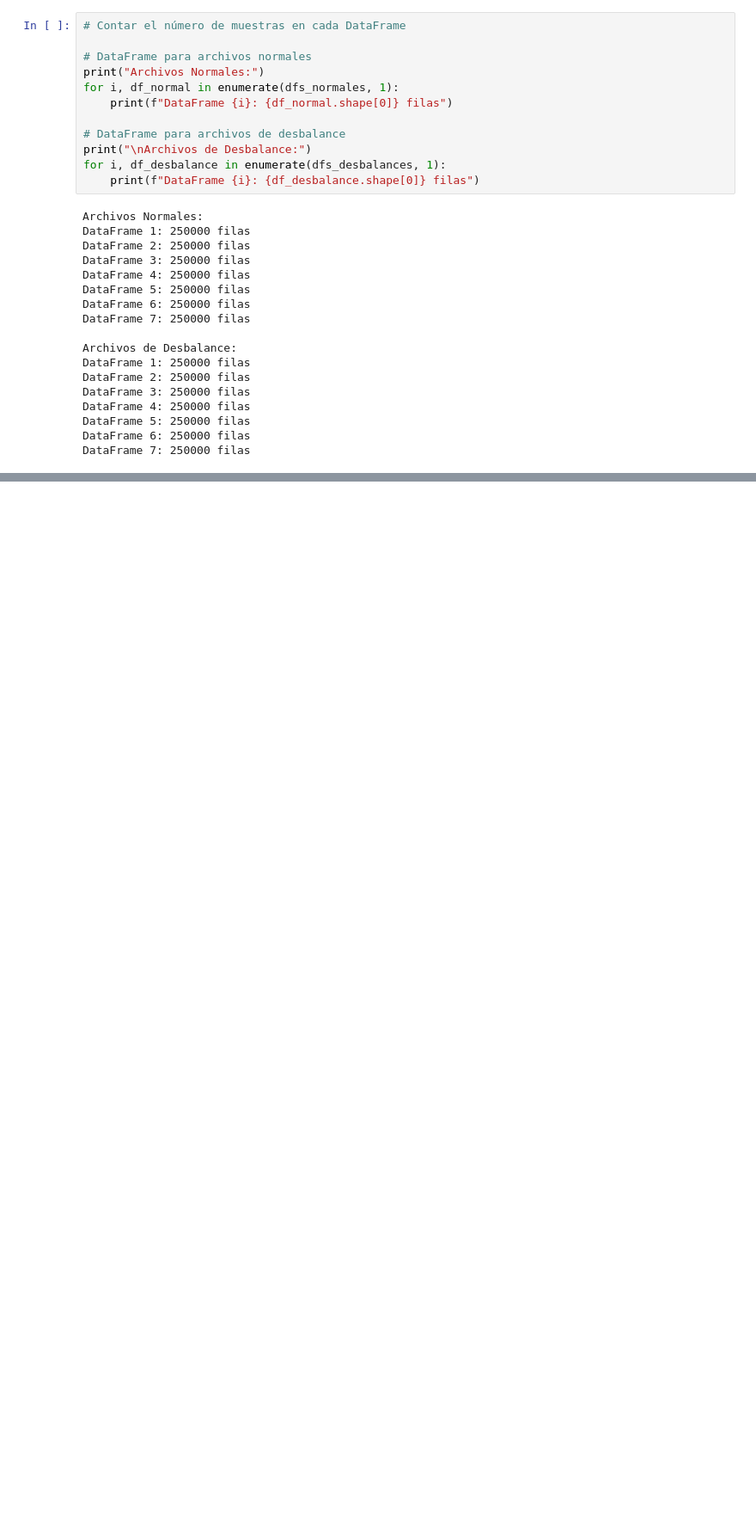
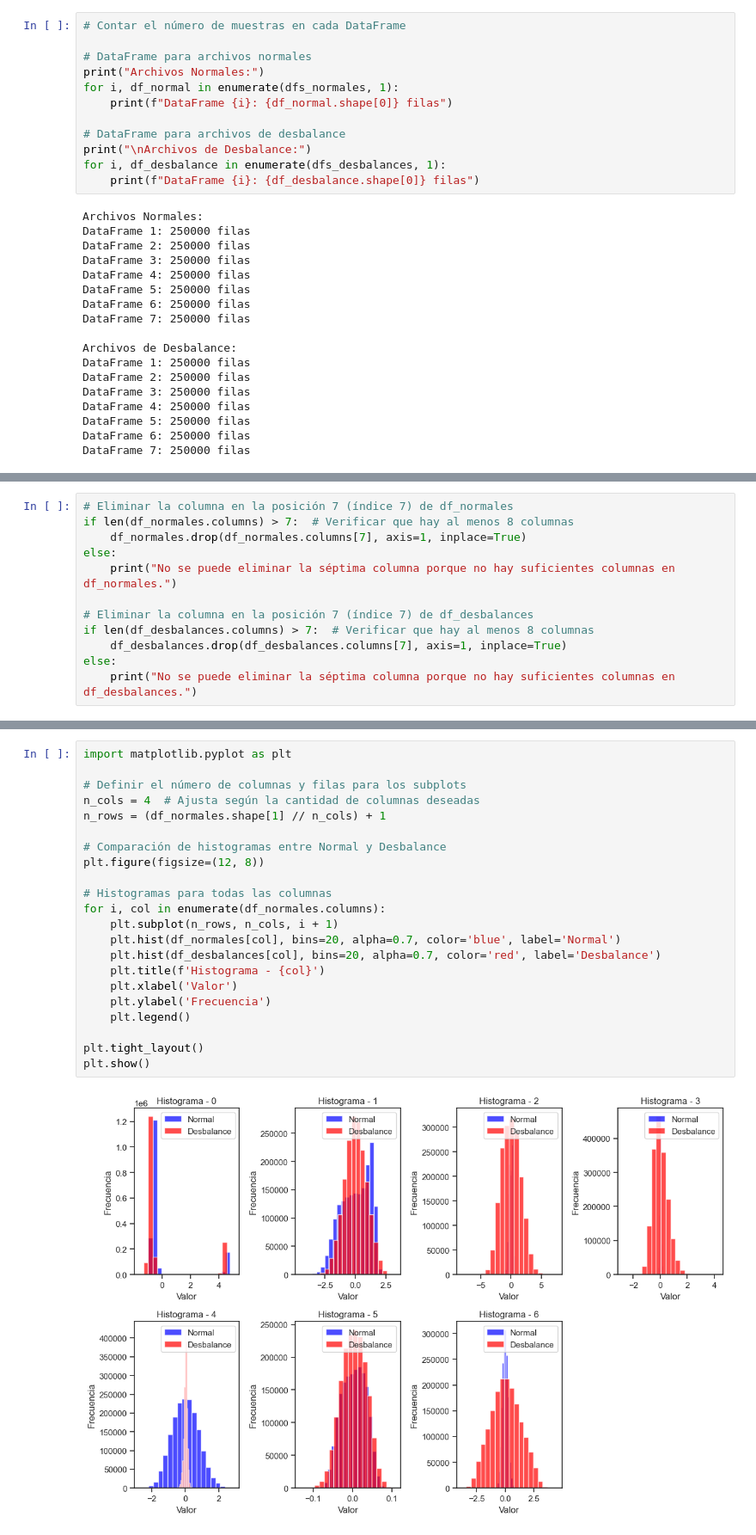
Before and after one commit to darioverdun/PROYECTO-DETECCI-N-DE-FALLA, a Jupyter notebook: notebooks/Detección_de_Falla_.ipynb, the cells around one changed output, grey strips where cells are left out. Shown at 86% size. Saved outputs shown, nothing was run; the diff lists cells and outputs as text; blank space fills up the shorter version.

```diff
--- a/notebooks/Detección_de_Falla_.ipynb
+++ b/notebooks/Detección_de_Falla_.ipynb
@@ -139,0 +174,12 @@ DataFrame 7: 250000 filas
+# %%
+# Eliminar la columna en la posición 7 (índice 7) de df_normales
+if len(df_normales.columns) > 7:  # Verificar que hay al menos 8 columnas
+    df_normales.drop(df_normales.columns[7], axis=1, inplace=True)
+else:
+    print("No se puede eliminar la séptima columna porque no hay suficientes columnas en df_normales.")
+
+# Eliminar la columna en la posición 7 (índice 7) de df_desbalances
+if len(df_desbalances.columns) > 7:  # Verificar que hay al menos 8 columnas
+    df_desbalances.drop(df_desbalances.columns[7], axis=1, inplace=True)
+else:
+    print("No se puede eliminar la séptima columna porque no hay suficientes columnas en df_desbalances.")
@@ -139,0 +199,24 @@ DataFrame 7: 250000 filas
+# %%
+import matplotlib.pyplot as plt
+
+# Definir el número de columnas y filas para los subplots
+n_cols = 4  # Ajusta según la cantidad de columnas deseadas
+n_rows = (df_normales.shape[1] // n_cols) + 1
+
+# Comparación de histogramas entre Normal y Desbalance
+plt.figure(figsize=(12, 8))
+
+# Histogramas para todas las columnas
+for i, col in enumerate(df_normales.columns):
+    plt.subplot(n_rows, n_cols, i + 1)
+    plt.hist(df_normales[col], bins=20, alpha=0.7, color='blue', label='Normal')
+    plt.hist(df_desbalances[col], bins=20, alpha=0.7, color='red', label='Desbalance')
+    plt.title(f'Histograma - {col}')
+    plt.xlabel('Valor')
+    plt.ylabel('Frecuencia')
+    plt.legend()
+
+plt.tight_layout()
+plt.show()
+# %% [output]
+[figure, added]
```
Also changed, not shown: parts of 7 cells of this notebook.
